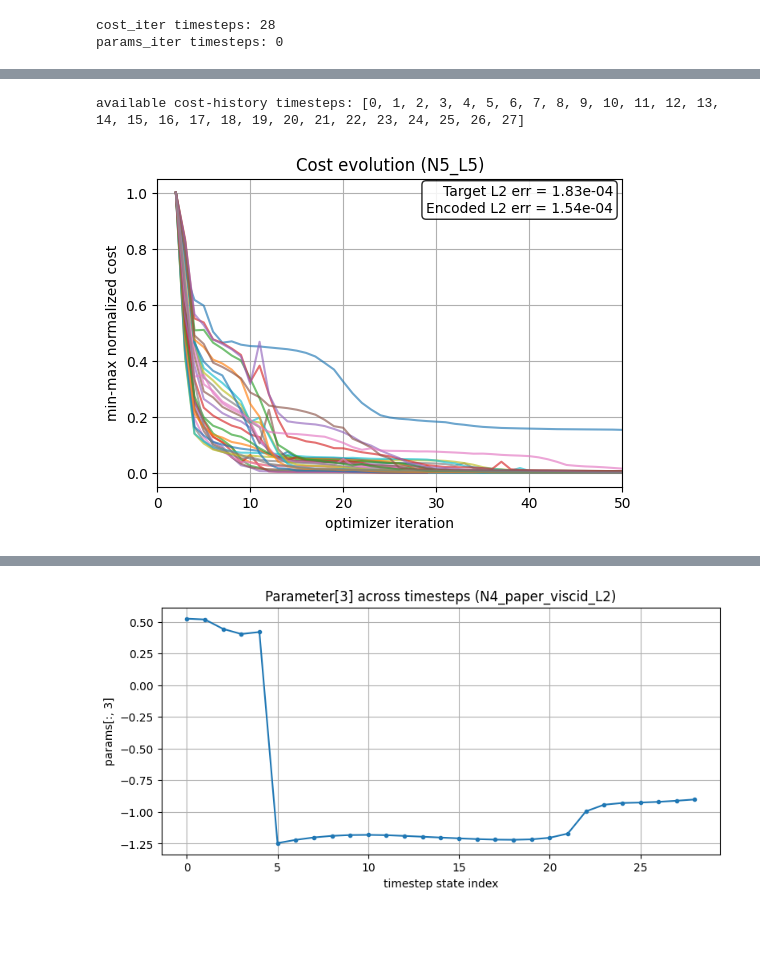
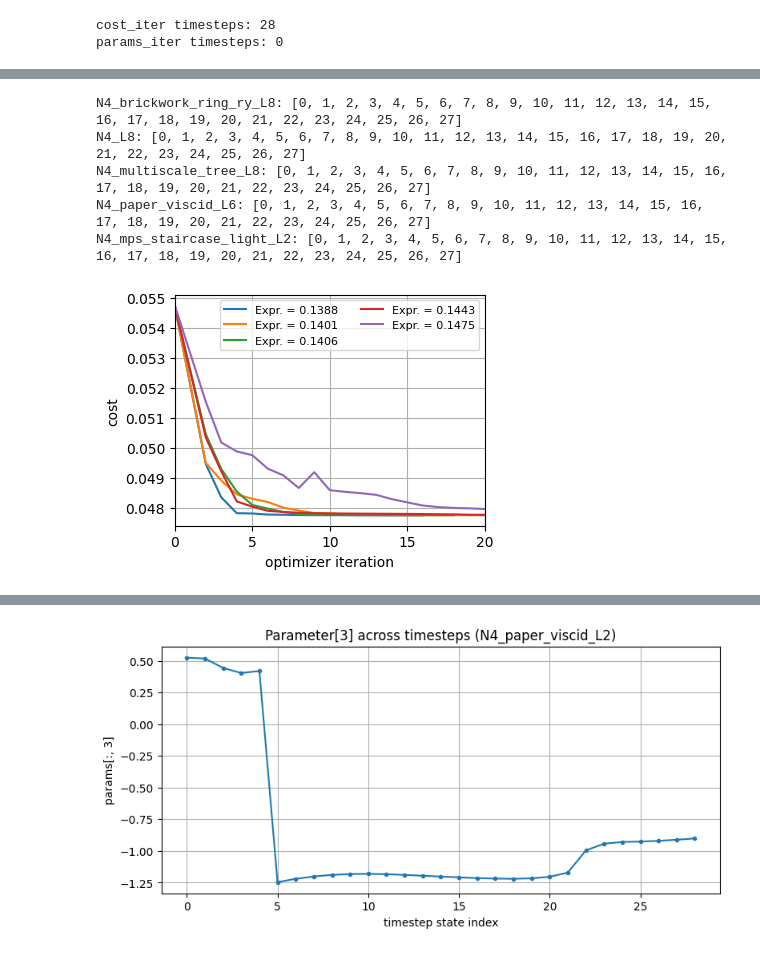
Before and after one commit to Joel-Kunk/VQCFD_quimb, a Jupyter notebook: analysis_results.ipynb, the cells around one changed output, grey strips where cells are left out. Cells and saved outputs as stored; diff of their text form; code cells hidden in the pictures; blank space fills up the shorter version.

```diff
--- a/analysis_results.ipynb
+++ b/analysis_results.ipynb
@@ -141,16 +141,32 @@ Normalization methods are `"start_end"` (first visible value maps to 1 and final
 # %%
-COST_DIR_LABEL = "N5"
-COST_LABEL = "L5"
-COST_TIMESTEPS = None #[0,5,10,15,20,25]       # int, list of ints, None for all, or -1 for final
+COST_RUN_SELECTION = [
+    # ("N4_brickwork_ring_ry","L4"),
+    # ("N4", "L4"),
+    # ("N4_multiscale_tree","L4"),
+    # ("N4_paper_viscid", "L3"),
+    # # ("N4_mps_staircase_light","L1"),
+    # ("N5_brickwork_ring_ry","L8"),
+    # ("N5", "L8"),
+    # # ("N5_multiscale_tree","L8"),
+    # ("N5_paper_viscid", "L6"),
+    # ("N5_mps_staircase_light","L2"),
+    ("N4_brickwork_ring_ry","L8"),
+    ("N4", "L8"),
+    ("N4_multiscale_tree","L8"),
+    ("N4_paper_viscid", "L6"),
+    ("N4_mps_staircase_light","L2"),
+]
+COST_TIMESTEPS = [1] #[0,5,10,15,20,25]       # int, list of ints, None for all, or -1 for final
 
 # Optional data transformations (all off by default)
-COST_ITERATION_SLICE =  slice(2,None)        # e.g. slice(2, None), slice(2, 200), or (2, None)
-COST_NORMALIZE = True
+COST_ITERATION_SLICE =  slice(0,None)        # e.g. slice(2, None), slice(2, 200), or (2, None)
+COST_EXCLUDE_ITERATIONS = [1]          # e.g. [1] removes only the second value and joins 0 to 2
+COST_NORMALIZE = False
 COST_NORMALIZATION_METHOD = "minmax"  # start_end, initial, minmax, or zscore
 COST_REMOVE_OUTLIERS = False
 COST_OUTLIER_METHOD = "percentile"       # "iqr" or "percentile"
 COST_OUTLIER_FACTOR = 1.5            # standard Tukey IQR multiplier
-COST_OUTLIER_PERCENTILES = (0., 99.8)
+COST_OUTLIER_PERCENTILES = (0., 99.0)
 COST_OUTLIER_ACTION = "mask"      # "mask" leaves gaps; "clip" keeps a continuous line
 COST_RUNNING_BEST = False           # best-so-far cost, useful for optimizer convergence
 COST_SMOOTHING_WINDOW = None        # e.g. 9; None disables smoothing
@@ -159,55 +175,65 @@ COST_SMOOTHING_CENTERED = True
 COST_Y_PERCENTILE_LIMITS = None#(0., 98.0)     # e.g. (1, 99); view-only zoom, does not alter data
 
 # Plot appearance
-COST_ALPHA = 0.65                    # 0 is transparent, 1 is opaque
+COST_ALPHA = 1.                    # 0 is transparent, 1 is opaque
 COST_PLOT_KIND = "line"            # "line" or "scatter"
 COST_LOG_Y = False
 COST_X_LABEL = None                  # None uses "optimizer iteration"
 COST_Y_LABEL = None                  # None uses the normalized/raw default
-COST_TITLE = None                    # None uses the run label
-COST_SERIES_LABELS = None            # e.g. ["Early", "Middle", "Final"]
-COST_SHOW_FIRST_N_LABELS = 0        # 0 hides automatic legend labels
-COST_SHOW_FINAL_ERROR_METRICS = True  # final target/encoded L2 box at upper right
-COST_X_LIMITS = (0,50)                 # e.g. (0, 250)
-COST_Y_LIMITS = None                 # e.g. (0, 0.01)
-COST_FIGSIZE = (6, 4)                # width, height in inches
+COST_TITLE = ""                    # None uses the run label
+COST_LABEL_BY = "expressibility"             # use "expressibility" for saved KL-divergence labels
+COST_EXPRESSIBILITY_LABEL_PRECISION = 4
+COST_SERIES_LABELS = None            # optional custom label for every plotted trace
+COST_SHOW_FIRST_N_LABELS = None        # None labels all traces; 0 hides the legend
+COST_SHOW_FINAL_ERROR_METRICS = False  # final target/encoded L2 box at upper right
+COST_X_LIMITS = (0,20)                 # e.g. (0, 250)
+COST_Y_LIMITS = None#(0.051,0.0545)                 # e.g. (0, 0.01)
+COST_FIGSIZE = (4, 3)                # width, height in inches
 
-cost_run = an.load_run(COST_DIR_LABEL, COST_LABEL)
-available_cost_timesteps = [
-    timestep
-    for timestep, _ in an.load_per_timestep_histories(cost_run, "cost_iter")
-]
-print("available cost-history timesteps:", available_cost_timesteps)
+cost_runs = an.load_runs(COST_RUN_SELECTION)
+for cost_run in cost_runs:
+    available_cost_timesteps = [
+        timestep
+        for timestep, _ in an.load_per_timestep_histories(cost_run, "cost_iter")
+    ]
+    print(f"{cost_run.full_label}: {available_cost_timesteps}")
 cost_fig, cost_ax = an.plot_cost_histories(
-    cost_run,
+    cost_runs,
     timesteps=COST_TIMESTEPS,
     iteration_slice=COST_ITERATION_SLICE,
+    exclude_iterations=COST_EXCLUDE_ITERATIONS,
     normalize=COST_NORMALIZE,
     normalization_method=COST_NORMALIZATION_METHOD,
     remove_outliers=COST_REMOVE_OUTLIERS,
     outlier_method=COST_OUTLIER_METHOD,
     outlier_factor=COST_OUTLIER_FACTOR,
     outlier_percentiles=COST_OUTLIER_PERCENTILES,
     outlier_action=COST_OUTLIER_ACTION,
     running_best=COST_RUNNING_BEST,
     smoothing_window=COST_SMOOTHING_WINDOW,
     smoothing_method=COST_SMOOTHING_METHOD,
     smoothing_centered=COST_SMOOTHING_CENTERED,
     show_first_n_labels=COST_SHOW_FIRST_N_LABELS,
+    label_by=COST_LABEL_BY,
+    expressibility_label_precision=COST_EXPRESSIBILITY_LABEL_PRECISION,
     show_final_error_metrics=COST_SHOW_FINAL_ERROR_METRICS,
     alpha=COST_ALPHA,
     kind=COST_PLOT_KIND,
     log_y=COST_LOG_Y,
     x_label=COST_X_LABEL,
     y_label=COST_Y_LABEL,
     title=COST_TITLE,
     series_labels=COST_SERIES_LABELS,
     x_limits=COST_X_LIMITS,
     y_limits=COST_Y_LIMITS,
     y_percentile_limits=COST_Y_PERCENTILE_LIMITS,
     figsize=COST_FIGSIZE,
 )
 # %% [output]
-available cost-history timesteps: [0, 1, 2, 3, 4, 5, 6, 7, 8, 9, 10, 11, 12, 13, 14, 15, 16, 17, 18, 19, 20, 21, 22, 23, 24, 25, 26, 27]
+N4_brickwork_ring_ry_L8: [0, 1, 2, 3, 4, 5, 6, 7, 8, 9, 10, 11, 12, 13, 14, 15, 16, 17, 18, 19, 20, 21, 22, 23, 24, 25, 26, 27]
+N4_L8: [0, 1, 2, 3, 4, 5, 6, 7, 8, 9, 10, 11, 12, 13, 14, 15, 16, 17, 18, 19, 20, 21, 22, 23, 24, 25, 26, 27]
+N4_multiscale_tree_L8: [0, 1, 2, 3, 4, 5, 6, 7, 8, 9, 10, 11, 12, 13, 14, 15, 16, 17, 18, 19, 20, 21, 22, 23, 24, 25, 26, 27]
+N4_paper_viscid_L6: [0, 1, 2, 3, 4, 5, 6, 7, 8, 9, 10, 11, 12, 13, 14, 15, 16, 17, 18, 19, 20, 21, 22, 23, 24, 25, 26, 27]
+N4_mps_staircase_light_L2: [0, 1, 2, 3, 4, 5, 6, 7, 8, 9, 10, 11, 12, 13, 14, 15, 16, 17, 18, 19, 20, 21, 22, 23, 24, 25, 26, 27]
-[figure, old version]
+[figure, new version]
 # %%
```
Also changed, not shown: parts of 13 cells of this notebook, 3 other files.
